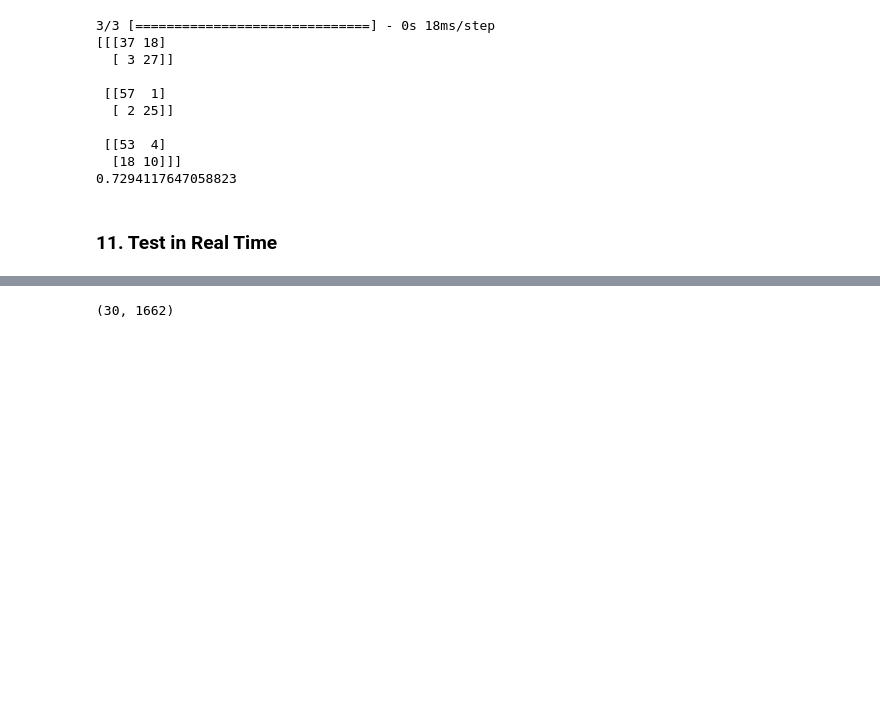
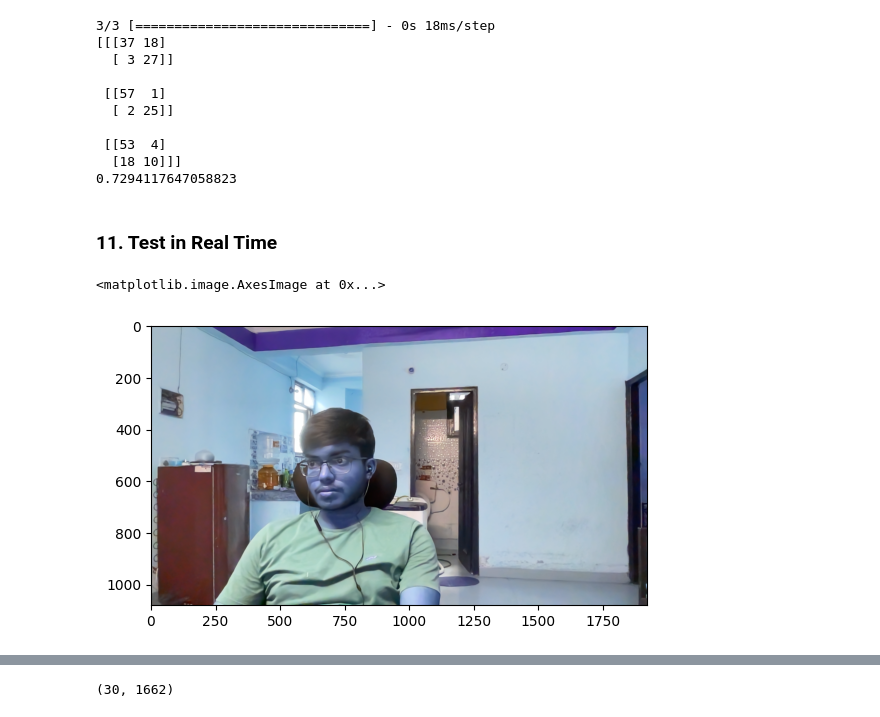
Before and after one commit to rgsk/Action-Detection-Tutorial, a Jupyter notebook: base.ipynb, the cells around one changed output, grey strips where cells are left out. Cells and saved outputs as stored; diff of their text form; code cells hidden in the pictures; blank space fills up the shorter version.

```diff
--- a/base.ipynb
+++ b/base.ipynb
@@ -626,0 +635,5 @@ print(accuracy_score(ytrue, yhat))
+# %%
+plt.imshow(frame)
+# %% [output]
+<matplotlib.image.AxesImage at 0x...>
+[figure, added]
```
Also changed, not shown: parts of 5 cells of this notebook.
